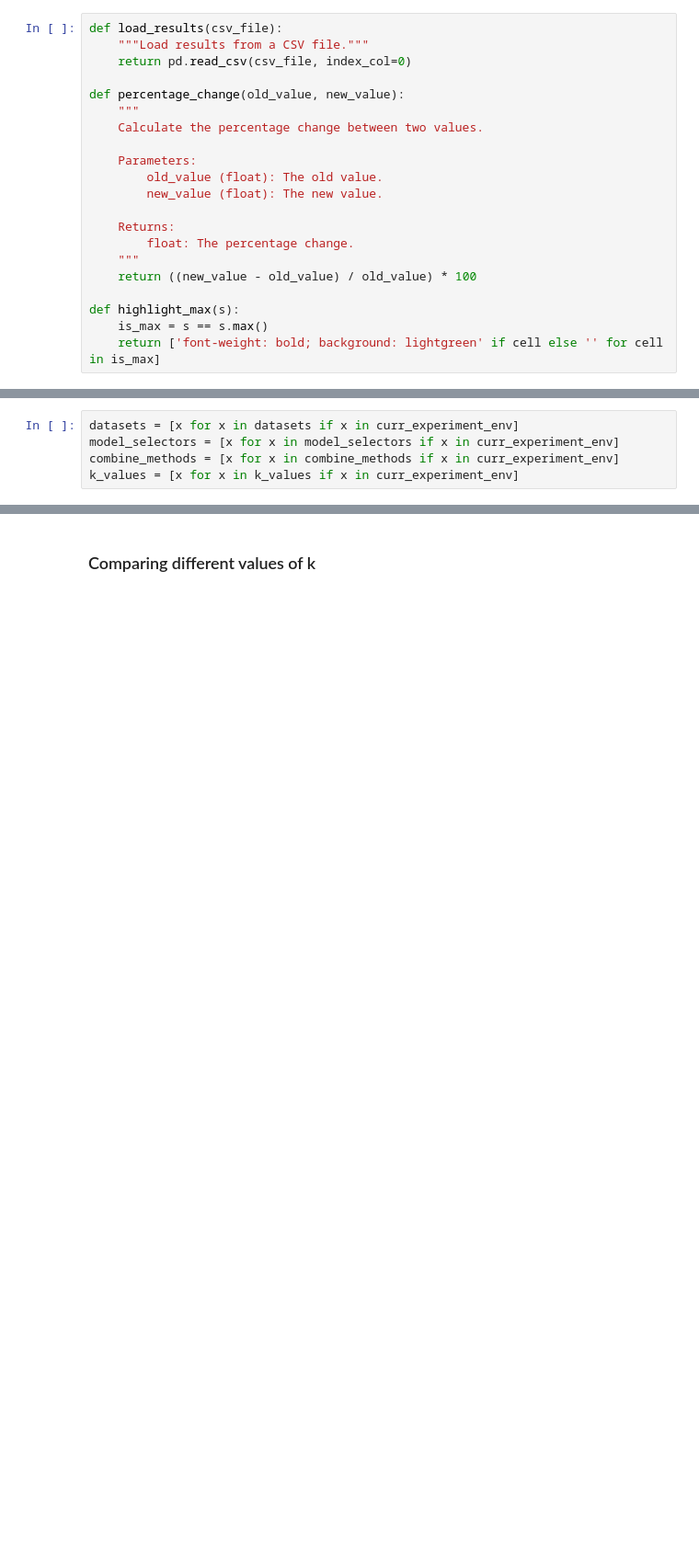
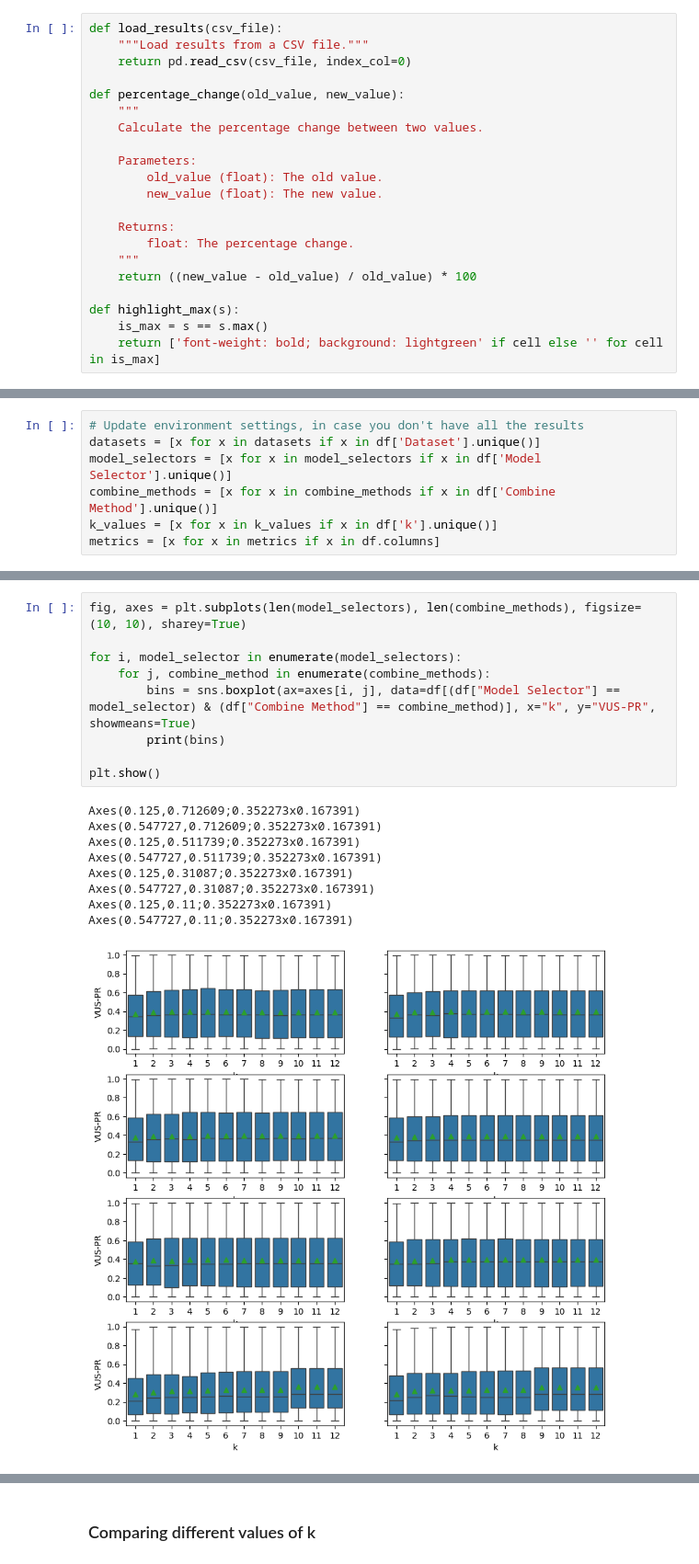
Before and after one commit to sylligardos/MSADv2, a Jupyter notebook: notebooks/accuracy.ipynb, the cells around one changed output, grey strips where cells are left out. Shown at 92% size. Saved outputs shown, nothing was run; the diff lists cells and outputs as text; blank space fills up the shorter version.

```diff
--- a/notebooks/k_analysis_042024.ipynb
+++ b/notebooks/accuracy.ipynb
@@ -154,5 +146,7 @@ This is done so that you can run the analysis with no problem even if you don't
 # %%
-datasets = [x for x in datasets if x in curr_experiment_env]
-model_selectors = [x for x in model_selectors if x in curr_experiment_env]
-combine_methods = [x for x in combine_methods if x in curr_experiment_env]
-k_values = [x for x in k_values if x in curr_experiment_env]
+# Update environment settings, in case you don't have all the results
+datasets = [x for x in datasets if x in df['Dataset'].unique()]
+model_selectors = [x for x in model_selectors if x in df['Model Selector'].unique()]
+combine_methods = [x for x in combine_methods if x in df['Combine Method'].unique()]
+k_values = [x for x in k_values if x in df['k'].unique()]
+metrics = [x for x in metrics if x in df.columns]
@@ -159 +228,20 @@ k_values = [x for x in k_values if x in curr_experiment_env]
+# %%
+fig, axes = plt.subplots(len(model_selectors), len(combine_methods), figsize=(10, 10), sharey=True)
+
+for i, model_selector in enumerate(model_selectors):
+    for j, combine_method in enumerate(combine_methods):
+        bins = sns.boxplot(ax=axes[i, j], data=df[(df["Model Selector"] == model_selector) & (df["Combine Method"] == combine_method)], x="k", y="VUS-PR", showmeans=True)
+        print(bins)
+
+plt.show()
+# %% [output]
+Axes(0.125,0.712609;0.352273x0.167391)
+Axes(0.547727,0.712609;0.352273x0.167391)
+Axes(0.125,0.511739;0.352273x0.167391)
+Axes(0.547727,0.511739;0.352273x0.167391)
+Axes(0.125,0.31087;0.352273x0.167391)
+Axes(0.547727,0.31087;0.352273x0.167391)
+Axes(0.125,0.11;0.352273x0.167391)
+Axes(0.547727,0.11;0.352273x0.167391)
+[figure, added]
 # %% [markdown]
```
Also changed, not shown: parts of 24 cells of this notebook, 22 other files.
